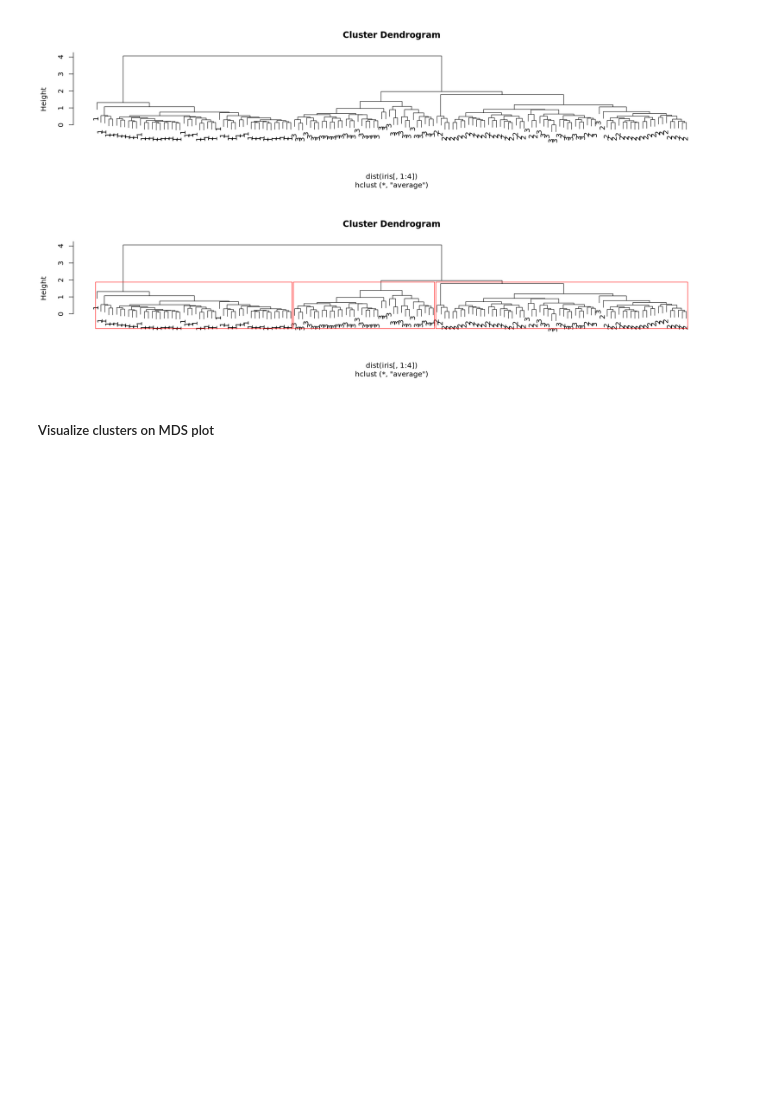
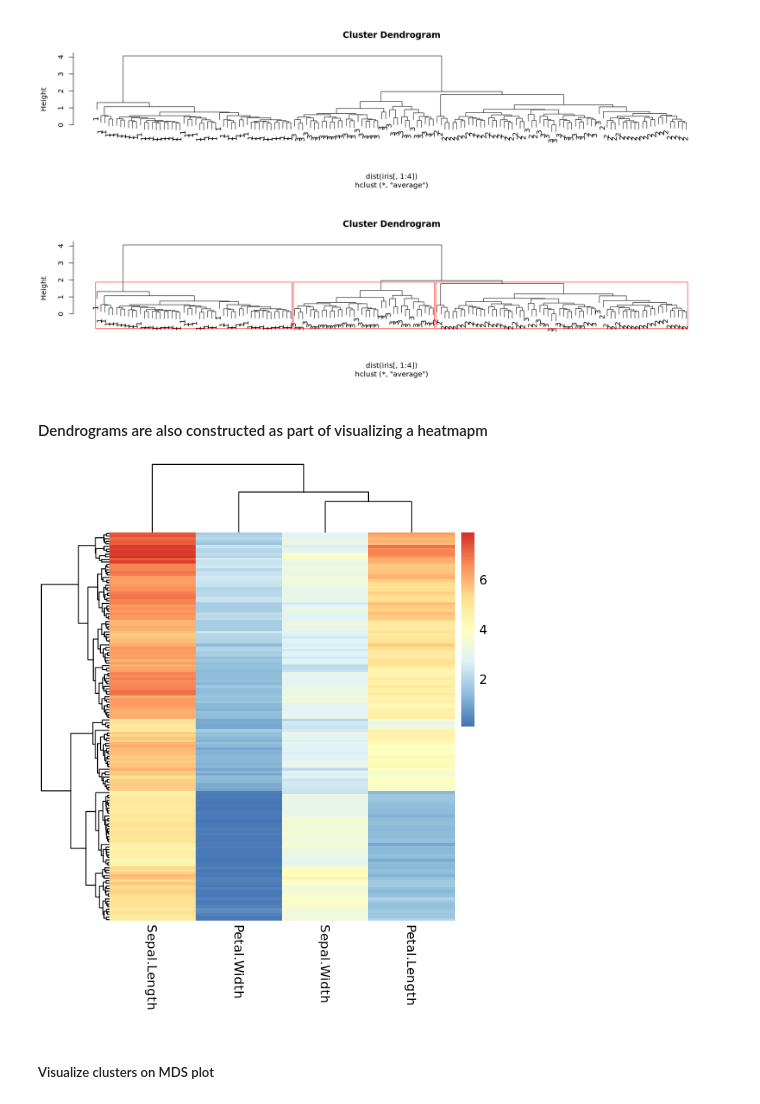
Before and after one commit to ofetad/HTS-notebooks, a Jupyter notebook: cliburn/Unsupervised_And_Supervised_Learning.ipynb, the cells around one changed output. Drawn from its saved outputs; the diff is of its cells as text; code cells hidden in the pictures; blank space fills up the shorter version.

Commit message:
add heatmap

```diff
--- a/cliburn/Unsupervised_And_Supervised_Learning.ipynb
+++ b/cliburn/Unsupervised_And_Supervised_Learning.ipynb
@@ -127,3 +129,5 @@ plot(tree)
 rect.hclust(tree, k=3, border = "red")
 # %% [output]
 [figure]
+# %% [markdown]
+#### Dendrograms are also constructed as part of visualizing a heatmapm
@@ -132,3 +138,7 @@ options(repr.plot.width=5.5, repr.plot.height=4)
+# %%
+pheatmap(iris[,1:4], show_rownames = FALSE)
+# %% [output]
+[figure, added]
 # %% [markdown]
 ##### Visualize clusters on MDS plot
 # %%
```
Also changed, not shown: parts of 3 cells of this notebook.
